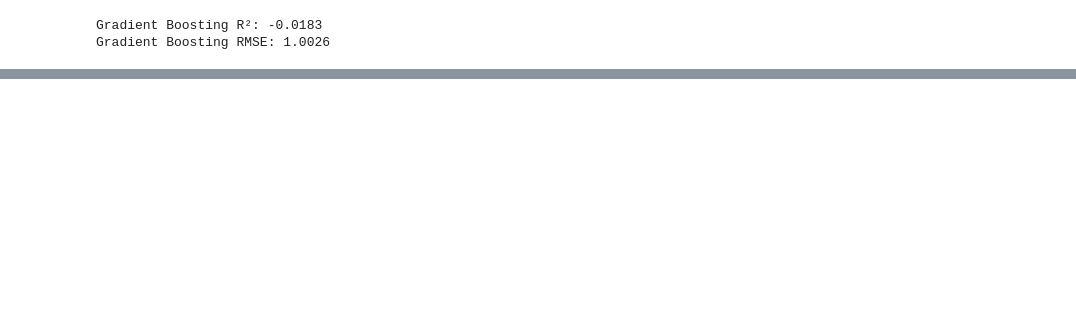
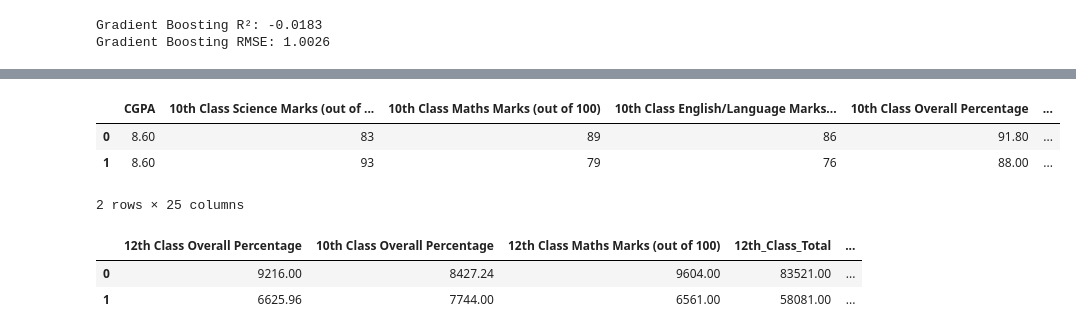
Before and after one commit to amitsitare/CGPA-Prediction-Model, a Jupyter notebook: LeniarRegression.ipynb, the cells around one changed output, grey strips where cells are left out. Cells and saved outputs as stored; diff of their text form; code cells hidden in the pictures; blank space fills up the shorter version.

```diff
--- a/LeniarRegression.ipynb
+++ b/LeniarRegression.ipynb
@@ -326,0 +387,15 @@ Feature Coefficients:
+# %%
+reg_df.head(2)
+# %% [output]
+|  | CGPA | 10th Class Science Marks (out of ... | 10th Class Maths Marks (out of 100) | 10th Class English/Language Marks... | 10th Class Overall Percentage | ... |
+| 0 | 8.60 | 83 | 89 | 86 | 91.80 | ... |
+| 1 | 8.60 | 93 | 79 | 76 | 88.00 | ... |
+2 rows × 25 columns
+# %%
+reg_df_sq = reg_df_sq**2  # Squaring all values in the DataFrame
+
+reg_df_sq.head(2)  # Displaying the first two rows
+# %% [output]
+|  | 12th Class Overall Percentage | 10th Class Overall Percentage | 12th Class Maths Marks (out of 100) | 12th_Class_Total | ... |
+| 0 | 9216.00 | 8427.24 | 9604.00 | 83521.00 | ... |
+| 1 | 6625.96 | 7744.00 | 6561.00 | 58081.00 | ... |
```
Also changed, not shown: parts of 21 cells of this notebook.
